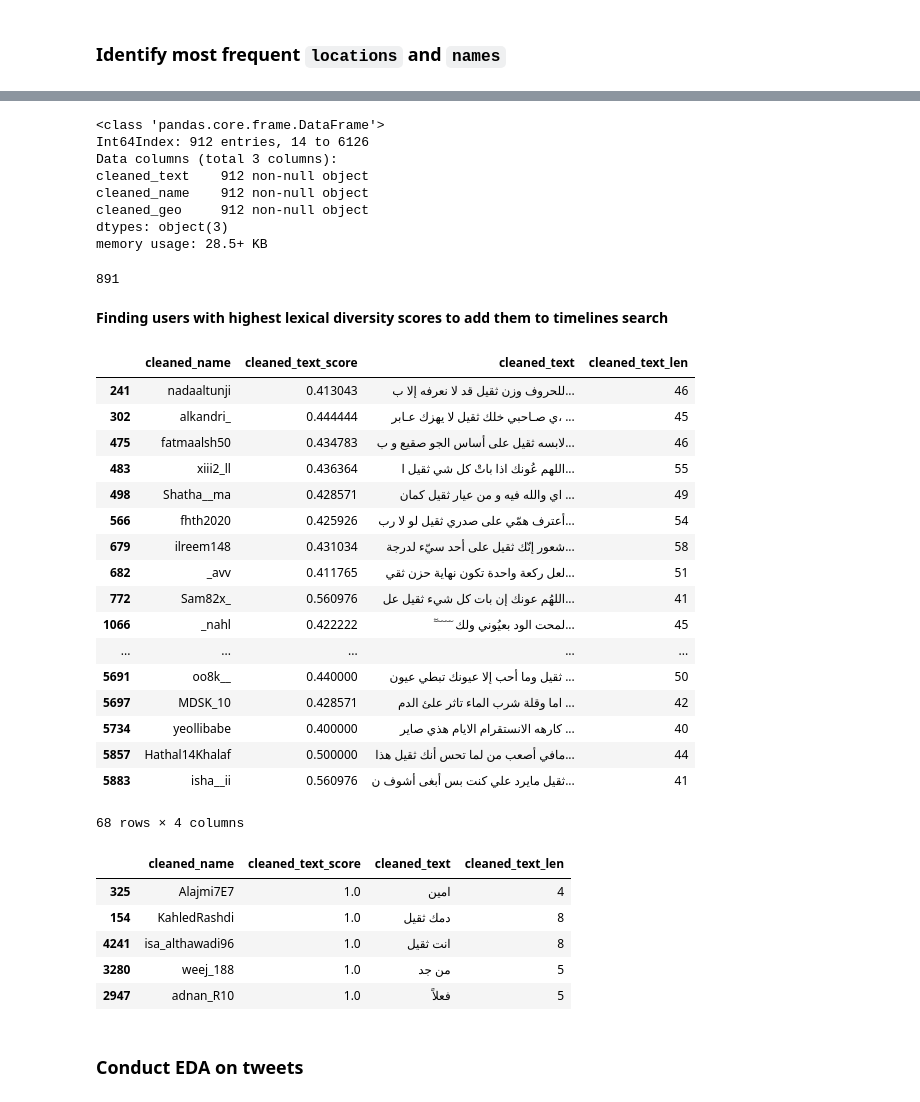
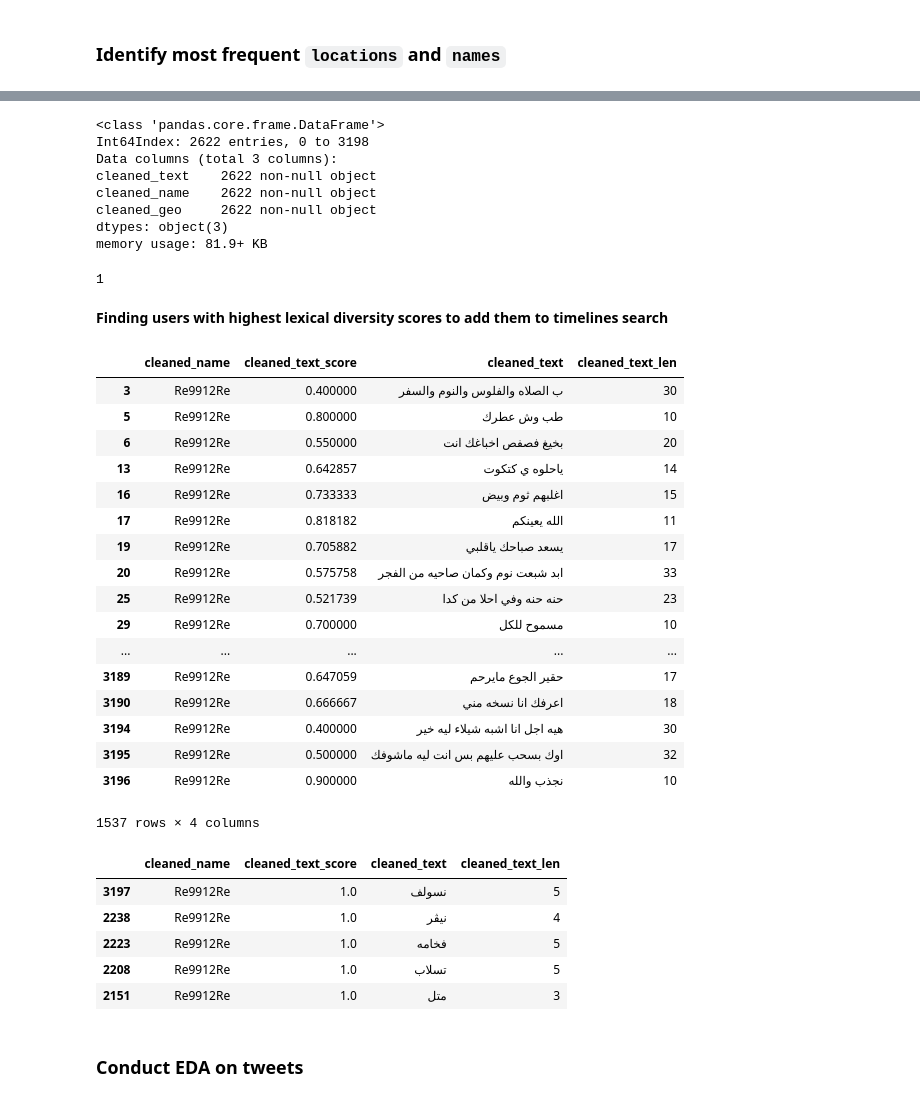
Before and after one commit to telsahy/capstone-35, a Jupyter notebook: eda/EDA_notebook.ipynb, the cells around one changed output, grey strips where cells are left out. Saved outputs shown, nothing was run; the diff lists cells and outputs as text; code cells hidden in the pictures.

```diff
--- a/eda/EDA_notebook.ipynb
+++ b/eda/EDA_notebook.ipynb
@@ -31,7 +37,7 @@ user_timeline_DeviantFatma.p  user_timeline_white_pearla.p
 # %% [markdown]
 ### Instantiate cleaned pickles
 # %%
-df_batch_1 = pd.read_pickle('../gulf_twitter_pickled/stream_ثقيل.p')
+df_batch_1 = pd.read_pickle('../gulf_twitter_pickled/user_timeline_Re9912Re.p')
 # %% [markdown]
 ### Identify most frequent `locations` and `names`
 # %%
@@ -86,17 +68,17 @@ array(['None', 'نصفي دُفن مع أبي.', 'Manchester, Kuwait',
 df_batch_1.info()
 # %% [output]
 <class 'pandas.core.frame.DataFrame'>
-Int64Index: 912 entries, 14 to 6126
+Int64Index: 2622 entries, 0 to 3198
 Data columns (total 3 columns):
-cleaned_text    912 non-null object
-cleaned_name    912 non-null object
-cleaned_geo     912 non-null object
+cleaned_text    2622 non-null object
+cleaned_name    2622 non-null object
+cleaned_geo     2622 non-null object
 dtypes: object(3)
-memory usage: 28.5+ KB
+memory usage: 81.9+ KB
 # %%
 df_batch_1.cleaned_name.nunique()
 # %% [output]
-891
+1
 # %% [markdown]
 __Finding users with highest lexical diversity scores to add them to timelines search__
 # %%
@@ -113,36 +95,36 @@ df_batch_1['cleaned_text_len'] = df_batch_1['cleaned_text'].map(lambda x: len(x)
 df_highest_user_scores = df_batch_1.loc[df_batch_1['cleaned_text_score'] >= 0.4, ['cleaned_name','cleaned_text_score', 'cleaned_text', 'cleaned_text_len']]
 # %%
 #adding mask to exclude tweets under 40 characters
-df_highest_user_scores[(df_highest_user_scores['cleaned_text_score'] >= 0.40)
-                         & (df_highest_user_scores['cleaned_text_len'] >= 40)]
+df_highest_user_scores[(df_highest_user_scores['cleaned_text_score'] >= 0.10)
+                         & (df_highest_user_scores['cleaned_text_len'] >= 10)]
 # %% [output]
 |  | cleaned_name | cleaned_text_score | cleaned_text | cleaned_text_len |
-| 241 | nadaaltunji | 0.413043 | للحروف وزن ثقيل قد لا نعرفه إلا ب... | 46 |
-| 302 | alkandri_ | 0.444444 | ي صـاحبي خلك ثقيل لا يهزك عـابر، ... | 45 |
-| 475 | fatmaalsh50 | 0.434783 | لابسه ثقيل على أساس الجو صقيع و ب... | 46 |
-| 483 | xiii2_ll | 0.436364 | اللهم عُونك اذا باتْ كل شي ثقيل ا... | 55 |
-| 498 | Shatha__ma | 0.428571 | اي والله فيه و من عيار ثقيل كمان ... | 49 |
-| 566 | fhth2020 | 0.425926 | أعترف همّي على صدري ثقيل لو لا رب... | 54 |
-| 679 | ilreem148 | 0.431034 | شعور إنّك ثقيل على أحد سيّء لدرجة... | 58 |
-| 682 | _avv | 0.411765 | لعل ركعة واحدة تكون نهاية حزن ثقي... | 51 |
-| 772 | Sam82x_ | 0.560976 | اللهُم عونك إن بات كل شيء ثقيل عل... | 41 |
-| 1066 | _nahl | 0.422222 | ٓ ٓ ٓ ٓ ٓ ٓ لمحت الود بعيُوني ولك... | 45 |
+| 3 | Re9912Re | 0.400000 | ب الصلاه والفلوس والنوم والسفر | 30 |
+| 5 | Re9912Re | 0.800000 | طب وش عطرك | 10 |
+| 6 | Re9912Re | 0.550000 | بخيغ فصفص اخباغك انت | 20 |
+| 13 | Re9912Re | 0.642857 | ياحلوه ي كتكوت | 14 |
+| 16 | Re9912Re | 0.733333 | اغلبهم ثوم وبيض | 15 |
+| 17 | Re9912Re | 0.818182 | الله يعينكم | 11 |
+| 19 | Re9912Re | 0.705882 | يسعد صباحك ياقلبي | 17 |
+| 20 | Re9912Re | 0.575758 | ابد شبعت نوم وكمان صاحيه من الفجر | 33 |
+| 25 | Re9912Re | 0.521739 | حنه حنه وفي احلا من كدا | 23 |
+| 29 | Re9912Re | 0.700000 | مسموح للكل | 10 |
 | ... | ... | ... | ... | ... |
-| 5691 | oo8k__ | 0.440000 | ثقيل وما أحب إلا عيونك تبطي عيون ... | 50 |
-| 5697 | MDSK_10 | 0.428571 | اما وقلة شرب الماء تاثر علئ الدم ... | 42 |
-| 5734 | yeollibabe | 0.400000 | كارهه الانستقرام الايام هذي صاير ... | 40 |
-| 5857 | Hathal14Khalaf | 0.500000 | مافي أصعب من لما تحس أنك ثقيل هذا... | 44 |
-| 5883 | isha__ii | 0.560976 | ثقيل مايرد علي كنت بس أبغى أشوف ن... | 41 |
+| 3189 | Re9912Re | 0.647059 | حقير الجوع مايرحم | 17 |
+| 3190 | Re9912Re | 0.666667 | اعرفك انا نسخه مني | 18 |
+| 3194 | Re9912Re | 0.400000 | هيه اجل انا اشبه شيلاء ليه خير | 30 |
+| 3195 | Re9912Re | 0.500000 | اوك بسحب عليهم بس انت ليه ماشوفك | 32 |
+| 3196 | Re9912Re | 0.900000 | نجذب والله | 10 |
-68 rows × 4 columns
+1537 rows × 4 columns
 # %%
 df_highest_user_scores.sort_values('cleaned_text_score', ascending=False).head()
 # %% [output]
 |  | cleaned_name | cleaned_text_score | cleaned_text | cleaned_text_len |
-| 325 | Alajmi7E7 | 1.0 | امين | 4 |
-| 154 | KahledRashdi | 1.0 | دمك ثقيل | 8 |
-| 4241 | isa_althawadi96 | 1.0 | انت ثقيل | 8 |
-| 3280 | weej_188 | 1.0 | من جد | 5 |
-| 2947 | adnan_R10 | 1.0 | فعلاً | 5 |
+| 3197 | Re9912Re | 1.0 | نسولف | 5 |
+| 2238 | Re9912Re | 1.0 | نيڨر | 4 |
+| 2223 | Re9912Re | 1.0 | فخامه | 5 |
+| 2208 | Re9912Re | 1.0 | تسلاب | 5 |
+| 2151 | Re9912Re | 1.0 | متل | 3 |
 # %% [markdown]
 ### Conduct EDA on tweets
 # %%
```
Also changed, not shown: parts of 19 cells of this notebook.
